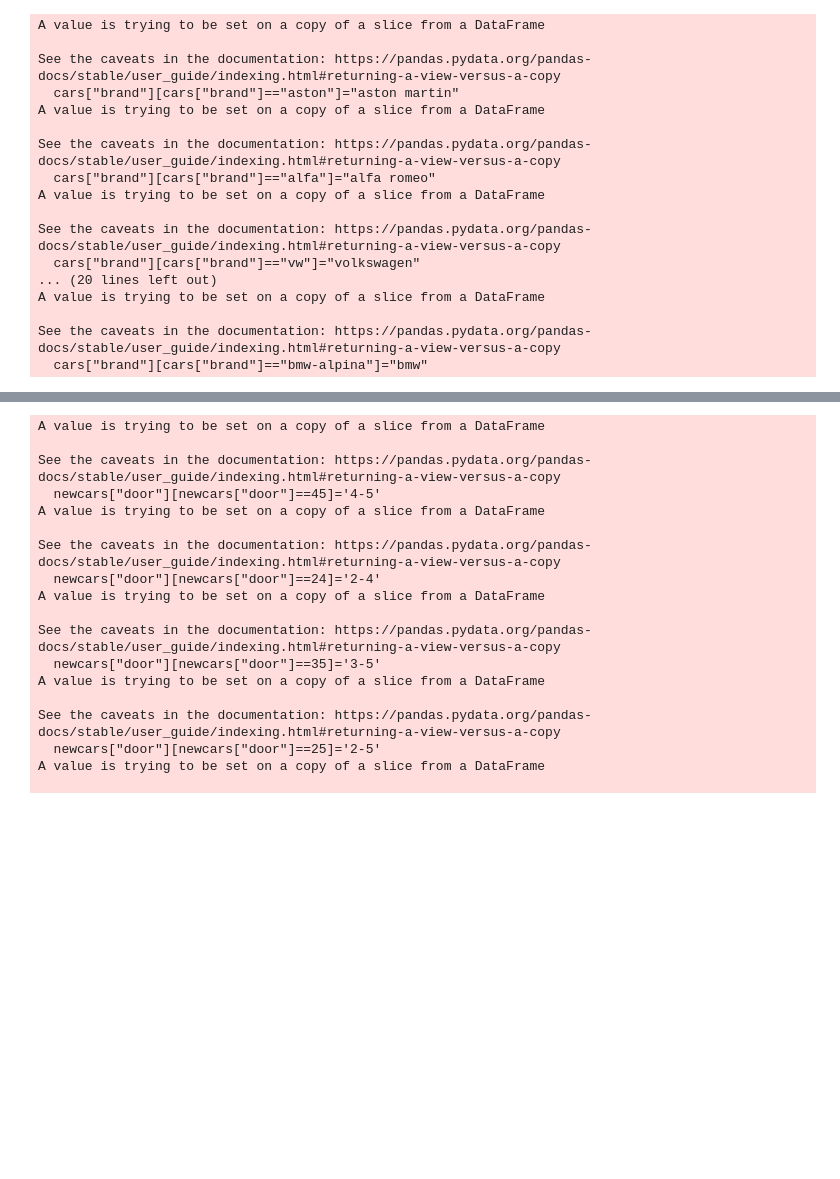
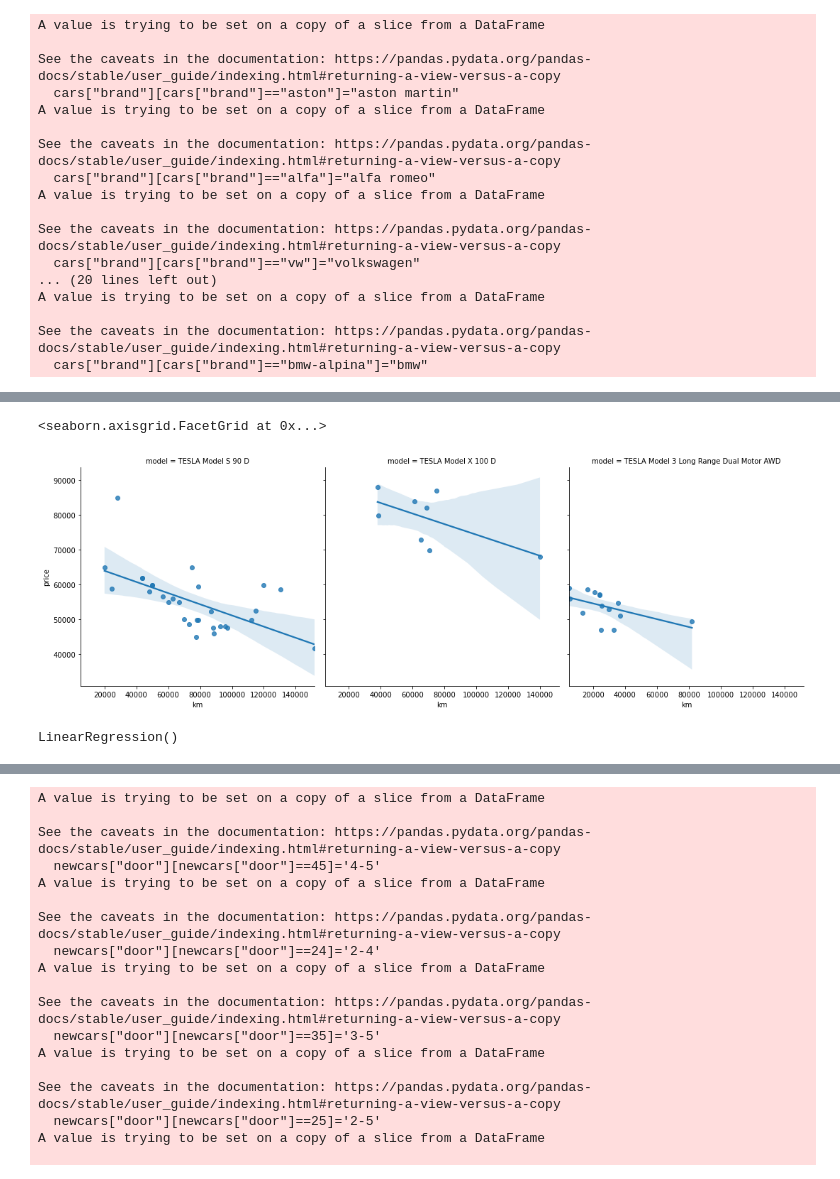
Before and after one commit to JanRuffian/WebScraping_Scout24, a Jupyter notebook: WebScraping.ipynb, the cells around one changed output, grey strips where cells are left out. Drawn from its saved outputs; the diff is of its cells as text; code cells hidden in the pictures; blank space fills up the shorter version.

```diff
--- a/WebScraping.ipynb
+++ b/WebScraping.ipynb
@@ -146,0 +128,25 @@ sns.lmplot("", "tip", tips)
+# %%
+cars_tesla = cars[(cars["model"]=="TESLA Model S 90 D") |
+                             (cars["model"]=="TESLA Model 3 Long Range Dual Motor AWD") |
+                             (cars["model"]=="TESLA Model X 100 D")
+                            ]
+sns.lmplot("km", "price", cars_tesla, col="model")
+# %% [output]
+<seaborn.axisgrid.FacetGrid at 0x...>
+[figure, added]
+# %%
+from sklearn.linear_model import LinearRegression
+
+x = cars_tesla["km"].values
+y = cars_tesla["price"].values
+
+
+length = cars_tesla.shape[0]
+
+x = x.reshape(length, 1)
+y = y.reshape(length, 1)
+
+reg = LinearRegression().fit(x,y)
+reg
+# %% [output]
+LinearRegression()
```
Also changed, not shown: parts of 19 cells of this notebook.
